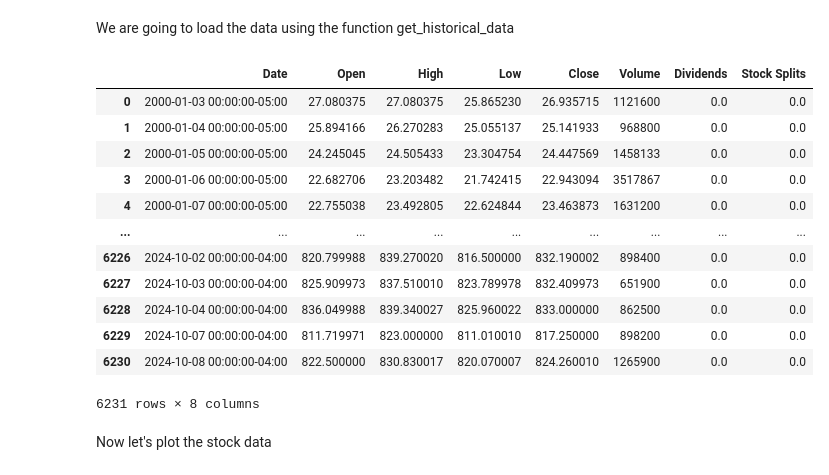
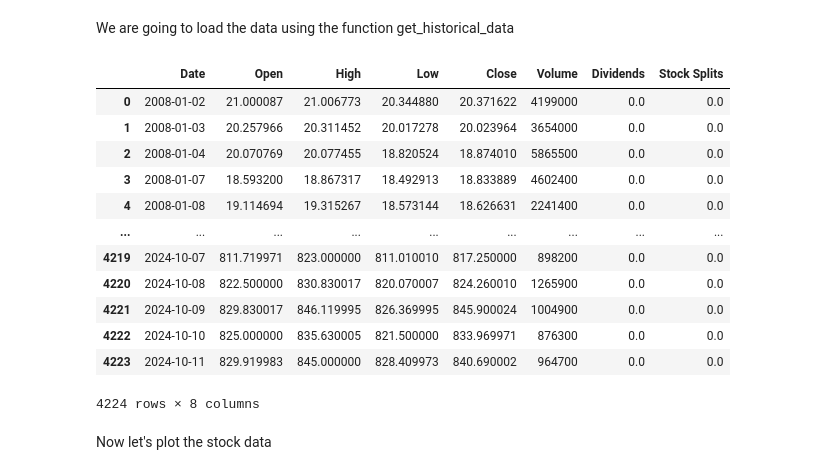
Before and after one commit to mbarriola96/stock_prices_forecasting, a Jupyter notebook: 01_data_understanding.ipynb, the cells around one changed output. Cells and saved outputs as stored; diff of their text form; code cells hidden in the pictures.

```diff
--- a/01_data_understanding.ipynb
+++ b/01_data_understanding.ipynb
@@ -17,7 +17,7 @@ from datetime import datetime
 ## 2.3 Define Global Variables
 # %%
 company_name = 'ASML'  # Replace 'ASML' with any other company ticker (e.g., 'AAPL' for Apple)
-start_date = '2000-01-01'
+start_date = '2008-01-01'
 end_date = datetime.today().strftime("%Y-%m-%d")
 # %% [markdown]
 ## 2.4 Functions
@@ -157,22 +227,25 @@ We are going to load the data using the function get_historical_data
 # %%
 # Call the function get_historical_data
 historical_data = get_historical_data(company_name, start_date, end_date)
 
+# Convert 'Date' column to datetime format and keep only the date (without time)
+historical_data['Date'] = pd.to_datetime(historical_data['Date']).dt.date
+
 historical_data
 # %% [output]
 |  | Date | Open | High | Low | Close | Volume | Dividends | Stock Splits |
-| 0 | 2000-01-03 00:00:00-05:00 | 27.080375 | 27.080375 | 25.865230 | 26.935715 | 1121600 | 0.0 | 0.0 |
-| 1 | 2000-01-04 00:00:00-05:00 | 25.894166 | 26.270283 | 25.055137 | 25.141933 | 968800 | 0.0 | 0.0 |
-| 2 | 2000-01-05 00:00:00-05:00 | 24.245045 | 24.505433 | 23.304754 | 24.447569 | 1458133 | 0.0 | 0.0 |
-| 3 | 2000-01-06 00:00:00-05:00 | 22.682706 | 23.203482 | 21.742415 | 22.943094 | 3517867 | 0.0 | 0.0 |
-| 4 | 2000-01-07 00:00:00-05:00 | 22.755038 | 23.492805 | 22.624844 | 23.463873 | 1631200 | 0.0 | 0.0 |
+| 0 | 2008-01-02 | 21.000087 | 21.006773 | 20.344880 | 20.371622 | 4199000 | 0.0 | 0.0 |
+| 1 | 2008-01-03 | 20.257966 | 20.311452 | 20.017278 | 20.023964 | 3654000 | 0.0 | 0.0 |
+| 2 | 2008-01-04 | 20.070769 | 20.077455 | 18.820524 | 18.874010 | 5865500 | 0.0 | 0.0 |
+| 3 | 2008-01-07 | 18.593200 | 18.867317 | 18.492913 | 18.833889 | 4602400 | 0.0 | 0.0 |
+| 4 | 2008-01-08 | 19.114694 | 19.315267 | 18.573144 | 18.626631 | 2241400 | 0.0 | 0.0 |
 | ... | ... | ... | ... | ... | ... | ... | ... | ... |
-| 6226 | 2024-10-02 00:00:00-04:00 | 820.799988 | 839.270020 | 816.500000 | 832.190002 | 898400 | 0.0 | 0.0 |
-| 6227 | 2024-10-03 00:00:00-04:00 | 825.909973 | 837.510010 | 823.789978 | 832.409973 | 651900 | 0.0 | 0.0 |
-| 6228 | 2024-10-04 00:00:00-04:00 | 836.049988 | 839.340027 | 825.960022 | 833.000000 | 862500 | 0.0 | 0.0 |
-| 6229 | 2024-10-07 00:00:00-04:00 | 811.719971 | 823.000000 | 811.010010 | 817.250000 | 898200 | 0.0 | 0.0 |
-| 6230 | 2024-10-08 00:00:00-04:00 | 822.500000 | 830.830017 | 820.070007 | 824.260010 | 1265900 | 0.0 | 0.0 |
+| 4219 | 2024-10-07 | 811.719971 | 823.000000 | 811.010010 | 817.250000 | 898200 | 0.0 | 0.0 |
+| 4220 | 2024-10-08 | 822.500000 | 830.830017 | 820.070007 | 824.260010 | 1265900 | 0.0 | 0.0 |
+| 4221 | 2024-10-09 | 829.830017 | 846.119995 | 826.369995 | 845.900024 | 1004900 | 0.0 | 0.0 |
+| 4222 | 2024-10-10 | 825.000000 | 835.630005 | 821.500000 | 833.969971 | 876300 | 0.0 | 0.0 |
+| 4223 | 2024-10-11 | 829.919983 | 845.000000 | 828.409973 | 840.690002 | 964700 | 0.0 | 0.0 |
-6231 rows × 8 columns
+4224 rows × 8 columns
 # %% [markdown]
 Now let's plot the stock data
 # %%
```
Also changed, not shown: parts of 36 cells of this notebook.
